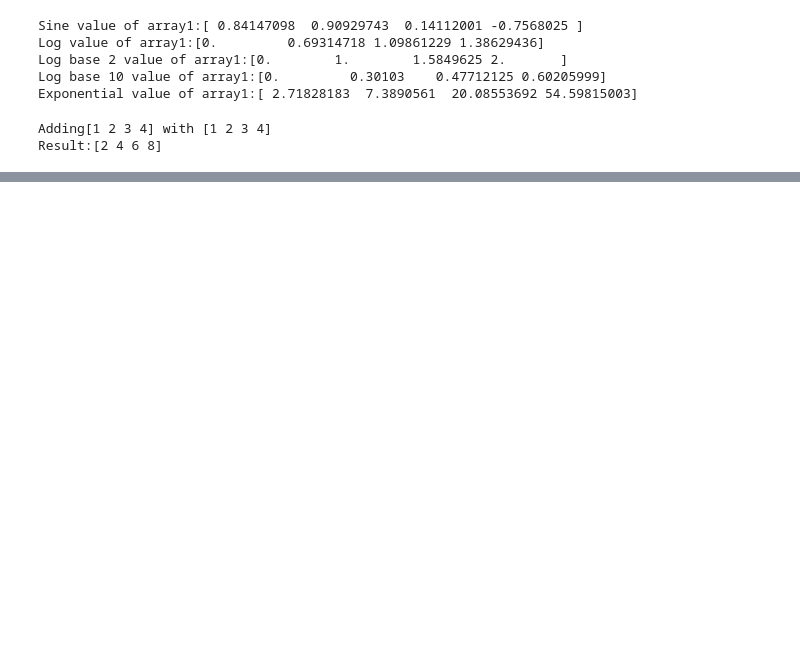
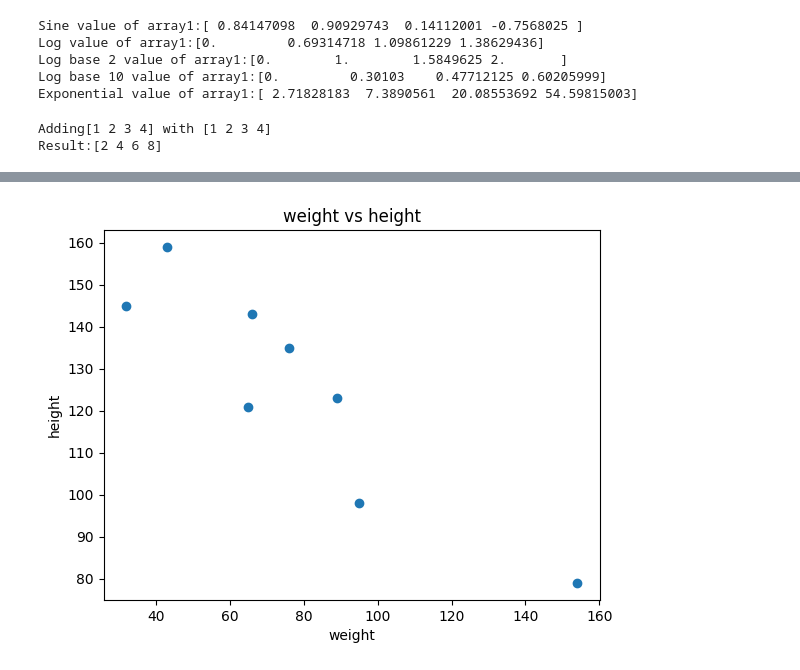
Before and after one commit to NithinReddychallagonda/AIML-2025, a Jupyter notebook: Lab_01_AIML.ipynb, the cells around one changed output, grey strips where cells are left out. Cells and saved outputs as stored; diff of their text form; code cells hidden in the pictures; blank space fills up the shorter version.

```diff
--- a/Lab_01_AIML.ipynb
+++ b/Lab_01_AIML.ipynb
@@ -42,0 +69,13 @@ height=[145,168,171,175]
+# %%
+people =['sai','rohan','nithin','shashank','shushanth','manideep','maneesh','varshith']
+age = [13,21,18,41,32,99,142,56]
+weight = [32,43,65,76,89,95,154,66]
+height=[145,159,121,135,123,98,79,143]
+# %%
+plt.scatter(weight , height)
+plt.xlabel('weight')
+plt.ylabel('height')
+plt.title('weight vs height')
+plt.show()
+# %% [output]
+[figure, added]
```
Also changed, not shown: parts of 8 cells of this notebook.
